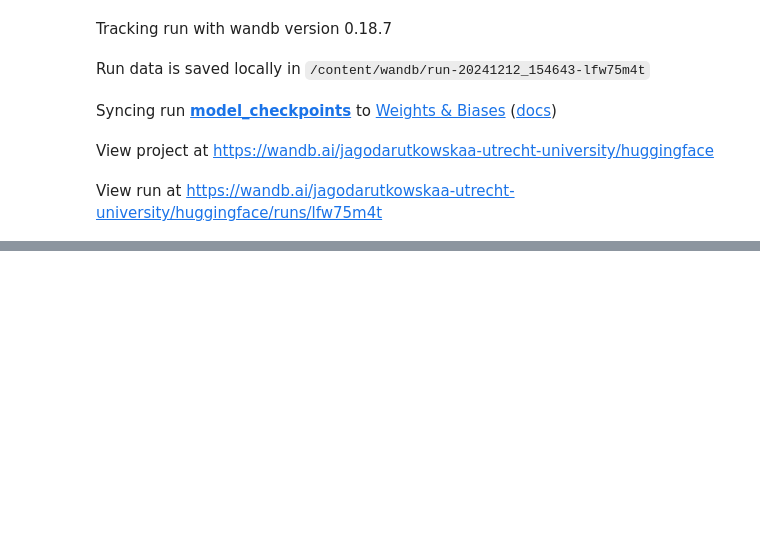
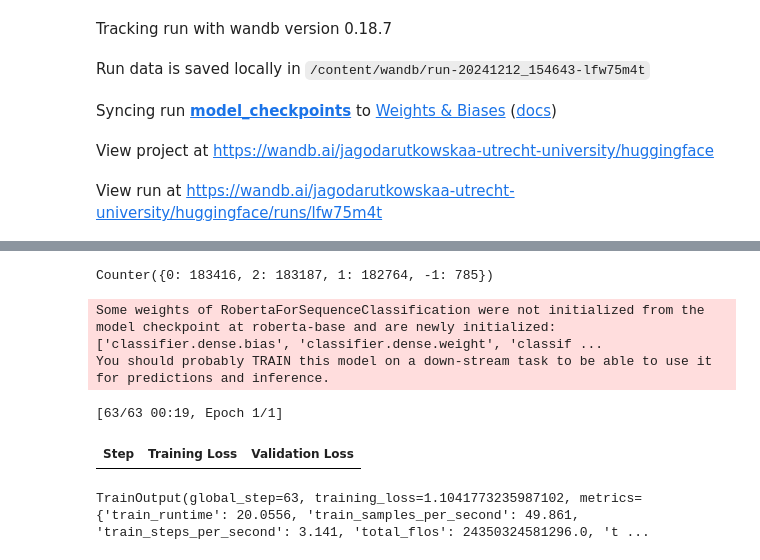
Before and after one commit to Jagoda222/LoLa---group-8, a Jupyter notebook: curriculum_group8.ipynb, the cells around one changed output, grey strips where cells are left out. Drawn from its saved outputs; the diff is of its cells as text; code cells hidden in the pictures; blank space fills up the shorter version.

```diff
--- a/curriculum_group8.ipynb
+++ b/curriculum_group8.ipynb
@@ -129,0 +249,9 @@ trainer_eval.evaluate()
+# %%
+snli_data = load_dataset("snli")
+print(Counter(snli_data['train']['label']))
+
+# SNLI data needs to be cleaned as it contains -1s as a label
+for k in snli_data:
+    snli_data[k] = snli_data[k].filter( lambda prob: prob['label'] >= 0 )
+# %% [output]
+Counter({0: 183416, 2: 183187, 1: 182764, -1: 785})
@@ -129,0 +267,42 @@ trainer_eval.evaluate()
+# %%
+model3 = AutoModelForSequenceClassification.from_pretrained(RB_MODEL_CHECKPOINT, num_labels=3)
+# %% [output]
+Some weights of RobertaForSequenceClassification were not initialized from the model checkpoint at roberta-base and are newly initialized: ['classifier.dense.bias', 'classifier.dense.weight', 'classif ...
+You should probably TRAIN this model on a down-stream task to be able to use it for predictions and inference.
+# %%
+def compute_metrics(eval_pred):
+    predictions, labels = eval_pred
+    predictions = np.argmax(predictions, axis=1)
+    return metric.compute(predictions=predictions, references=labels)
+# %%
+args = TrainingArguments(
+    MODEL_DIR, # to save models
+    # evaluation_strategy = "epoch", # 1 epoch for training takes too long for colab
+    evaluation_strategy = "steps",
+    eval_steps = 500, # evaluate and save after training on every next 500x16 examples
+    save_steps=500, # saves model after every 500 steps. save_steps should be divisible on eval_steps
+    learning_rate=2e-5,
+    per_device_train_batch_size=BATCH_SIZE,
+    per_device_eval_batch_size=BATCH_SIZE,
+    num_train_epochs=1, # going throught the training data only once
+    weight_decay=0.01,
+    load_best_model_at_end=True, # after fine-tuning trainer.model will keep the best model
+    metric_for_best_model="accuracy",
+)
+# %%
+trainer3 = Trainer(
+    model3,
+    args,
+    train_dataset=encoded_snli_data["train"].select(range(1000)),
+    eval_dataset=encoded_snli_data["validation"],
+    # You could use "test" here but it will be cheating then
+    # to select the model checkpoint which gets highest score on test
+    tokenizer=tokenizer_r,
+    compute_metrics=compute_metrics
+)
+# %%
+trainer3.train()
+# %% [output]
+[63/63 00:19, Epoch 1/1]
+| Step | Training Loss | Validation Loss |
+TrainOutput(global_step=63, training_loss=1.1041773235987102, metrics={'train_runtime': 20.0556, 'train_samples_per_second': 49.861, 'train_steps_per_second': 3.141, 'total_flos': 24350324581296.0, 't ...
```
Also changed, not shown: parts of 30 cells of this notebook.
